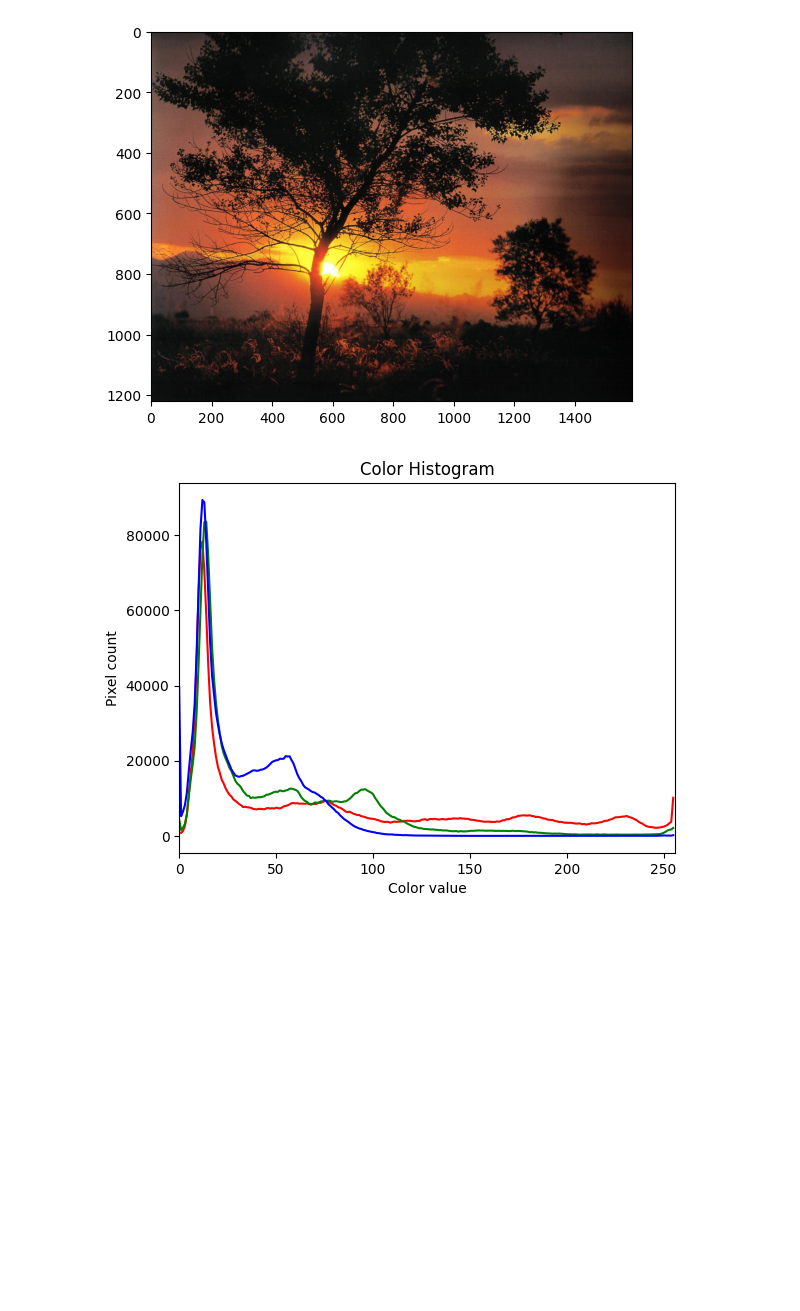
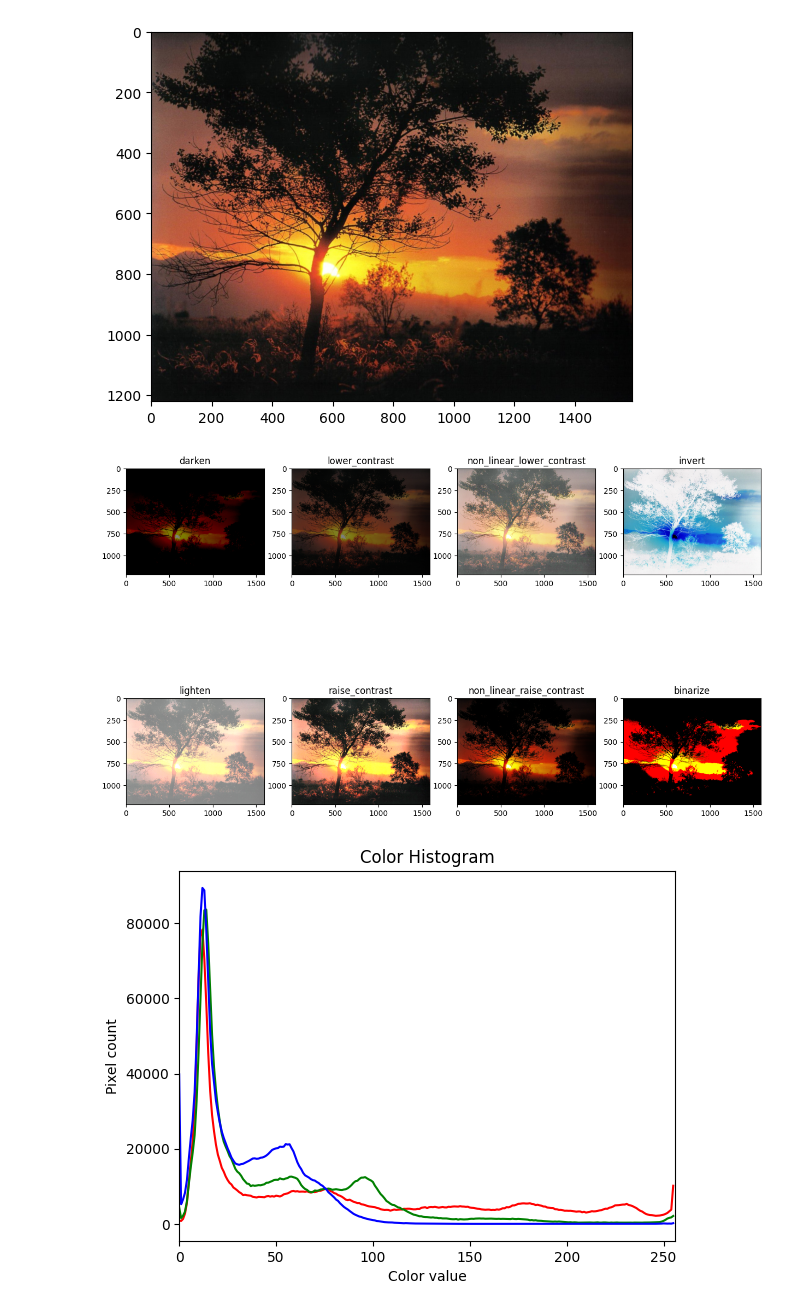
Before and after one commit to teo-sl/University-courses-sem-2, a Jupyter notebook: Image_Video_Analysis/image_processing/processing.ipynb, the cells around one changed output. Drawn from its saved outputs; the diff is of its cells as text; code cells hidden in the pictures; blank space fills up the shorter version.

Commit message:
Added stuff to image processing

```diff
--- a/Image_Video_Analysis/image_processing/processing.ipynb
+++ b/Image_Video_Analysis/image_processing/processing.ipynb
@@ -35,6 +35,10 @@ def raise_contrast(image):
 
 def non_linear_raise_contrast(image):
     return (((image/255.0)**2)*255).astype(int)
+def binarize(image,threshold=128):
+    new_image = np.zeros(image.shape)
+    new_image[image>threshold]=255
+    return new_image.astype(int)
 
 
 def plot_histogram(image):
@@ -51,6 +55,29 @@ def plot_histogram(image):
     plt.title("Color Histogram")
     plt.xlabel("Color value")
     plt.ylabel("Pixel count")
+# %%
+# put alla transformation in a list and then plot them in a grid
+transformations = [
+    darken,
+    lower_contrast,
+    non_linear_lower_contrast,
+    invert,
+    lighten,
+    raise_contrast,
+    non_linear_raise_contrast,
+    binarize
+]
+
+fig, axs = plt.subplots(2, 4, figsize=(15, 10))
+axs = axs.ravel()
+for i, transformation in enumerate(transformations):
+    image = transformation(image_rgb)
+    axs[i].imshow(image)
+    axs[i].set_title(transformation.__name__)
+
+plt.show()
+# %% [output]
+[figure, added]
 # %%
 distribution = plot_histogram(image_rgb)
 # %% [output]
```
Also changed, not shown: parts of 4 cells of this notebook, 3 other files.
